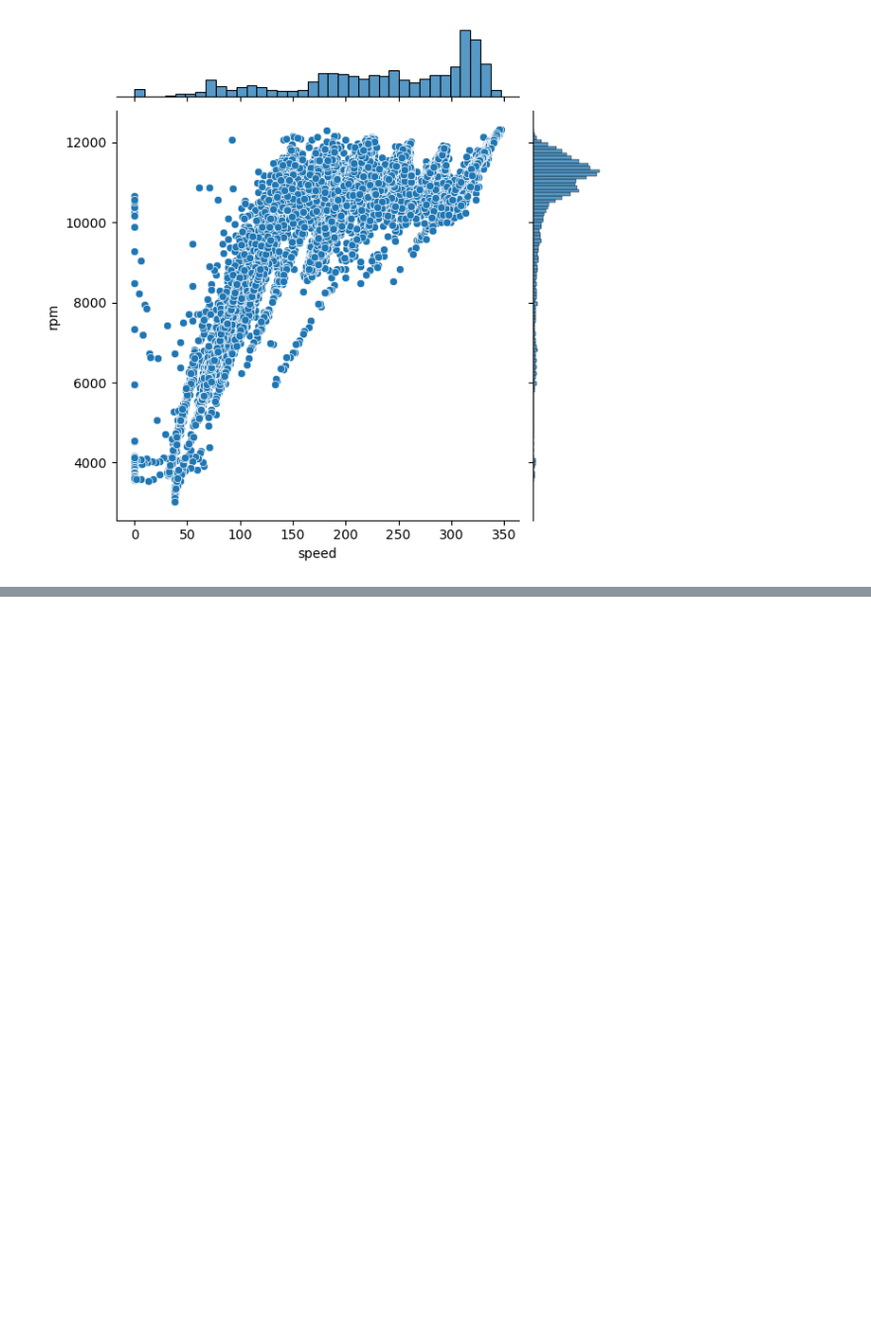
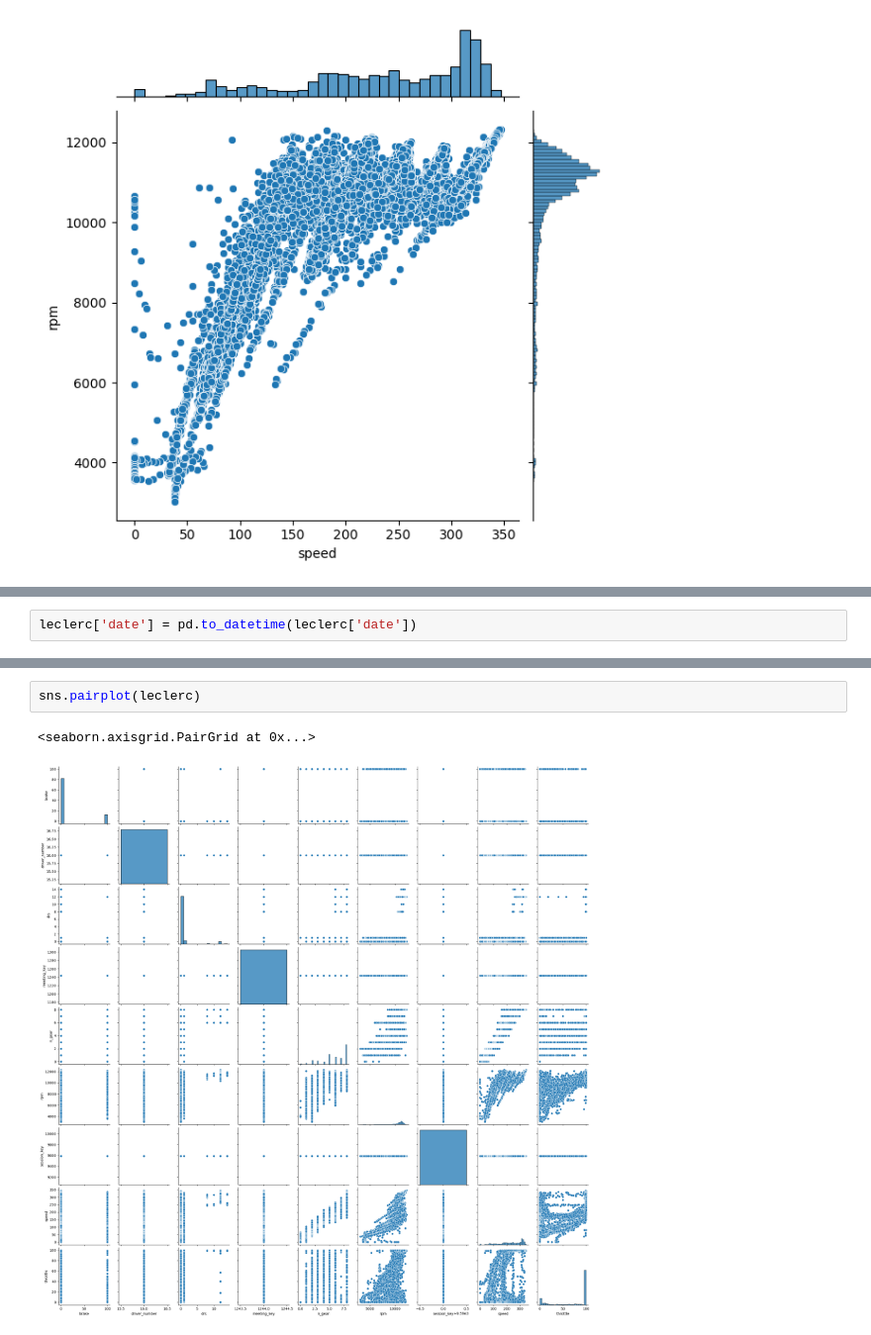
Before and after one commit to jstading/F1_ItalianGP_2024, a Jupyter notebook: ItalianGP_2024.ipynb, the cells around one changed output, grey strips where cells are left out. Shown: that part at 99% size. Cells and saved outputs as stored; diff of their text form; blank space fills up the shorter version.

```diff
--- a/ItalianGP_2024.ipynb
+++ b/ItalianGP_2024.ipynb
@@ -147,0 +118,2 @@ sns.jointplot(x='speed', y='rpm', data=leclerc)
+# %%
+leclerc['date'] = pd.to_datetime(leclerc['date'])
@@ -147,0 +140,5 @@ sns.jointplot(x='speed', y='rpm', data=leclerc)
+# %%
+sns.pairplot(leclerc)
+# %% [output]
+<seaborn.axisgrid.PairGrid at 0x...>
+[figure, added]
```
Also changed, not shown: parts of 8 cells of this notebook.
